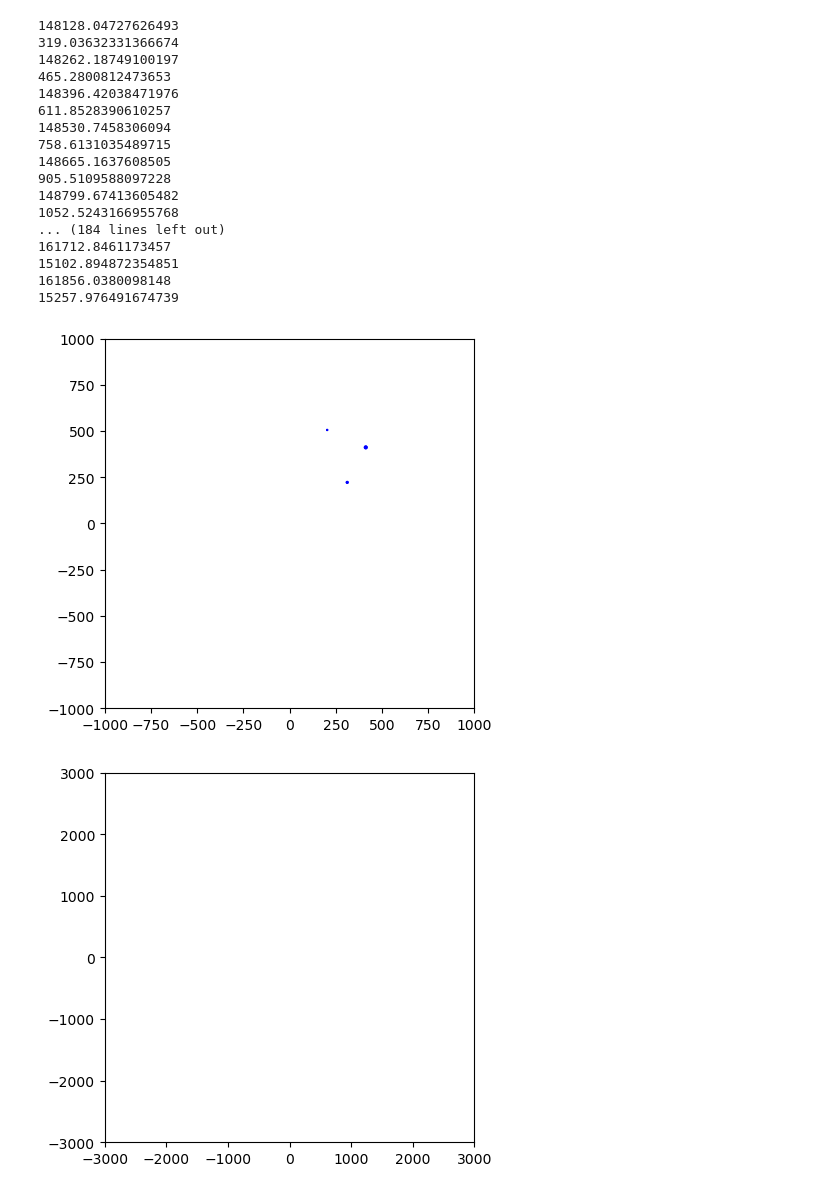
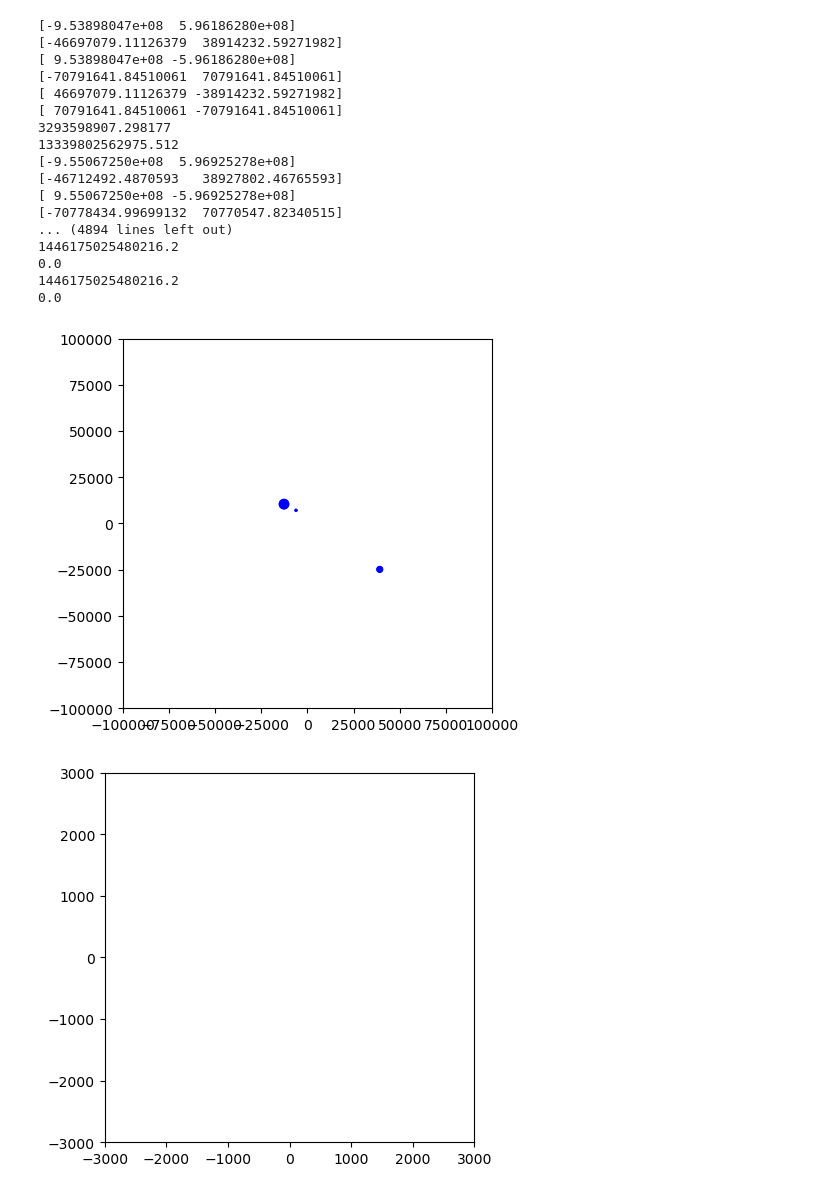
Before and after one commit to Digicat509/Three-body-problem, a Jupyter notebook: firstnotebookmaybeinitialcode.ipynb, the cells around one changed output. Saved outputs shown, nothing was run; the diff lists cells and outputs as text; code cells hidden in the pictures.

Commit message:
Gravitational forces work

```diff
--- a/firstnotebookmaybeinitialcode.ipynb
+++ b/firstnotebookmaybeinitialcode.ipynb
@@ -17,4 +17,10 @@ total_time=100
 time=0.0
+# %%
+def normalize_unit_vector(v):
+    norm = np.linalg.norm(v)
+    if norm == 0:
+        return v
+    return v / norm
 # %%
 #very rough please simplify when you can. Prob cant if we have initial constants
 class Body:
@@ -39,11 +45,12 @@ class Body:
     def get_gravitational_force_2bodies(self, other):
         r_vec = other.pos-self.pos
         dist = np.linalg.norm(r_vec)
-        if dist > 100000:
-            zeros=[0,0,0]
+        if dist > 10**6:
+            zeros=[0,0]
             returnzero=np.array(zeros)
             return (returnzero)
-        mag = (Gravitational_Constant*self.mass*other.mass)/(dist**2)
+        mag = normalize_unit_vector(r_vec) * ((Gravitational_Constant*self.mass*other.mass)/(dist**2))
+        print(mag)
         return (mag)
 # %%
 def combining_2_vectors(vector1, vector2): #combines the force of b2 on b1 and b3 on b1 for a total g force acted on b1
@@ -53,9 +60,9 @@ def combining_2_vectors(vector1, vector2): #combines the force of b2 on b1 and b
     return (summed_array)
 # %%
 bodies = []
-bodies.append(Body( 1223, [3, 6, 3], [2, 5, 3], [8, 0, 3], [0, 0, 1])) #mass and initial( pos velo accel force )
-bodies.append(Body( 2231, [7, 2, 7], [3, 2, 5], [6, 2, 2], [2, 9, 7]))
-bodies.append(Body( 3432, [3, 3, 3], [4, 4, 4], [5, 5, 5], [6, 6, 6]))
+bodies.append(Body( 5*10**8, [10*10**3, -5*10**3], [0, 0], [0, 0], [0, 0])) #mass and initial( pos velo accel force )
+bodies.append(Body( 3*10**8, [2*10**3, 0], [0, 0], [0, 0], [0, 0]))
+bodies.append(Body( 1*10**8, [-8*10**3, 10*10**3], [0, 0], [0, 0], [0, 0]))
 
 center_of_mass = (bodies[0].mass*bodies[0].pos + bodies[1].mass*bodies[1].pos + bodies[2].mass*bodies[2].pos)/(bodies[0].mass*bodies[1].mass*bodies[2].mass)
 # %%
@@ -70,11 +77,11 @@ def CalcTV(bodies):
     print(V)
     return (T,V)
 # %%
-vector1=np.zeros(3)
-vector2=np.zeros(3)
-comb_vector1=np.zeros(3)
-comb_vector2=np.zeros(3)
-comb_vector3=np.zeros(3)
+vector1=np.zeros(2)
+vector2=np.zeros(2)
+comb_vector1=np.zeros(2)
+comb_vector2=np.zeros(2)
+comb_vector3=np.zeros(2)
 T_history=[]
 V_history=[]
 while (time!=total_time):
@@ -90,9 +97,9 @@ while (time!=total_time):
     vector2=bodies[2].get_gravitational_force_2bodies(bodies[1])
     comb_vector3=combining_2_vectors(vector1,vector2)
 
-    bodies[0].force=combining_2_vectors(bodies[0].force,comb_vector1)
-    bodies[1].force=combining_2_vectors(bodies[1].force,comb_vector2)
-    bodies[2].force=combining_2_vectors(bodies[2].force,comb_vector3)
+    bodies[0].force=comb_vector1
+    bodies[1].force=comb_vector2
+    bodies[2].force=comb_vector3
     for body in bodies:
         body.accel = body.force/body.mass
         body.velo += body.accel*dt
@@ -108,42 +115,42 @@ while (time!=total_time):
     # print(T_history)
     # print(V_history)
 # %% [output]
-148128.04727626493
-319.03632331366674
-148262.18749100197
-465.2800812473653
-148396.42038471976
-611.8528390610257
-148530.7458306094
-758.6131035489715
-148665.1637608505
-905.5109588097228
-148799.67413605482
-1052.5243166955768
-... (184 lines left out)
-161712.8461173457
-15102.894872354851
-161856.0380098148
-15257.976491674739
+[-9.53898047e+08  5.96186280e+08]
+[-46697079.11126379  38914232.59271982]
+[ 9.53898047e+08 -5.96186280e+08]
+[-70791641.84510061  70791641.84510061]
+[ 46697079.11126379 -38914232.59271982]
+[ 70791641.84510061 -70791641.84510061]
+3293598907.298177
+13339802562975.512
+[-9.55067250e+08  5.96925278e+08]
+[-46712492.4870593   38927802.46765593]
+[ 9.55067250e+08 -5.96925278e+08]
+[-70778434.99699132  70770547.82340515]
+... (4894 lines left out)
+1446175025480216.2
+0.0
+1446175025480216.2
+0.0
 # %%
 #individual frames
 
 fig, axies = plt.subplots()
 
 patches = []
 for body in bodies:
-    circle = axies.add_patch(plt.Circle(body.history_pos[len(body.history_pos)-1][0:2], radius = body.mass/500, color = 'b'))
+    circle = axies.add_patch(plt.Circle(body.history_pos[60][0:2], radius = body.mass/200000, color = 'b'))
     axies.add_patch(circle);
 
 
-axies.set_xlim(-1000, 1000)
-axies.set_ylim(-1000, 1000)
+axies.set_xlim(-10**5, 10**5)
+axies.set_ylim(-10**5, 10**5)
 axies.set_aspect('equal', adjustable='box')
 
 
 plt.show()
 # %% [output]
-[figure, old version]
+[figure, new version]
 # %%
 #lets draw a visualization!!!
 
```
Also changed, not shown: parts of 1 cell of this notebook.
